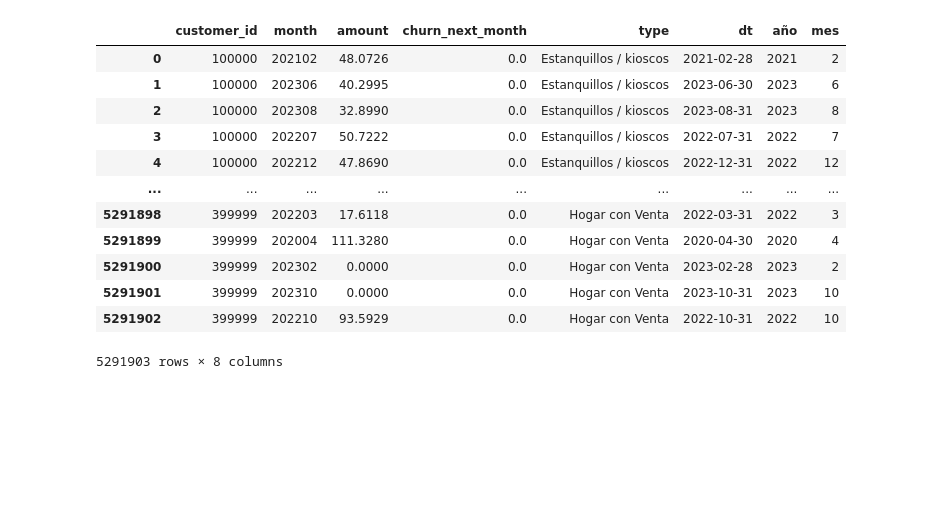
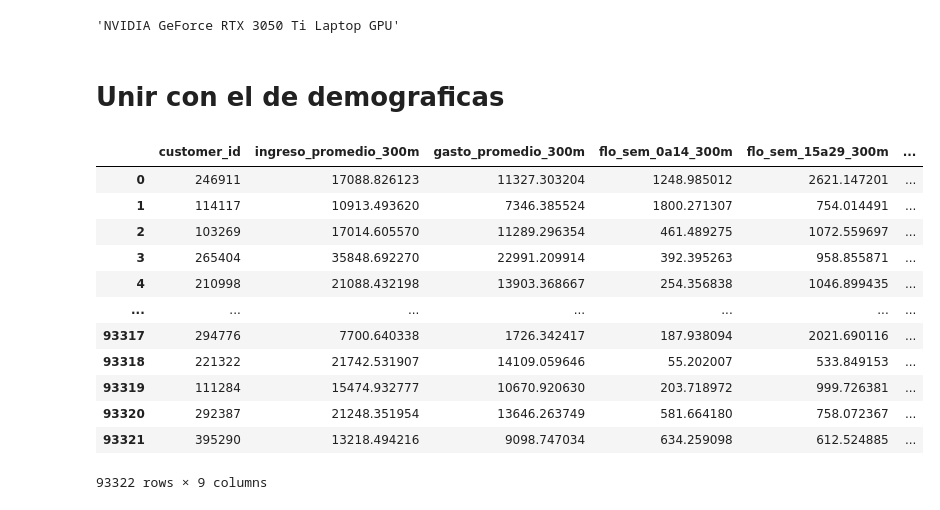
Before and after one commit to JesusRam04/DataCrew, a Jupyter notebook: XGboost_1.ipynb, the cells around one changed output. Cells and saved outputs as stored; diff of their text form; code cells hidden in the pictures; blank space fills up the shorter version.

```diff
--- a/XGboost_1.ipynb
+++ b/XGboost_1.ipynb
@@ -1,3 +6,7 @@
+# %%
+torch.cuda.get_device_name(0)
+# %% [output]
+'NVIDIA GeForce RTX 3050 Ti Laptop GPU'
 # %%
 import numpy as np
 import pandas as pd
@@ -10,17 +21,2 @@ from sklearn.ensemble import  HistGradientBoostingRegressor
 # %%
-df = pd.read_csv('df.csv')
-df
+original_df = pd.read_csv('df.csv')
-# %% [output]
-|  | customer_id | month | amount | churn_next_month | type | dt | año | mes |
-| 0 | 100000 | 202102 | 48.0726 | 0.0 | Estanquillos / kioscos | 2021-02-28 | 2021 | 2 |
-| 1 | 100000 | 202306 | 40.2995 | 0.0 | Estanquillos / kioscos | 2023-06-30 | 2023 | 6 |
-| 2 | 100000 | 202308 | 32.8990 | 0.0 | Estanquillos / kioscos | 2023-08-31 | 2023 | 8 |
-| 3 | 100000 | 202207 | 50.7222 | 0.0 | Estanquillos / kioscos | 2022-07-31 | 2022 | 7 |
-| 4 | 100000 | 202212 | 47.8690 | 0.0 | Estanquillos / kioscos | 2022-12-31 | 2022 | 12 |
-| ... | ... | ... | ... | ... | ... | ... | ... | ... |
-| 5291898 | 399999 | 202203 | 17.6118 | 0.0 | Hogar con Venta | 2022-03-31 | 2022 | 3 |
-| 5291899 | 399999 | 202004 | 111.3280 | 0.0 | Hogar con Venta | 2020-04-30 | 2020 | 4 |
-| 5291900 | 399999 | 202302 | 0.0000 | 0.0 | Hogar con Venta | 2023-02-28 | 2023 | 2 |
-| 5291901 | 399999 | 202310 | 0.0000 | 0.0 | Hogar con Venta | 2023-10-31 | 2023 | 10 |
-| 5291902 | 399999 | 202210 | 93.5929 | 0.0 | Hogar con Venta | 2022-10-31 | 2022 | 10 |
-5291903 rows × 8 columns
@@ -26,0 +25,19 @@ df
+# %% [markdown]
+# Unir con el de demograficas
+# %%
+demograficas = pd.read_csv('demograficas.csv')
+demograficas
+# %% [output]
+|  | customer_id | ingreso_promedio_300m | gasto_promedio_300m | flo_sem_0a14_300m | flo_sem_15a29_300m | ... |
+| 0 | 246911 | 17088.826123 | 11327.303204 | 1248.985012 | 2621.147201 | ... |
+| 1 | 114117 | 10913.493620 | 7346.385524 | 1800.271307 | 754.014491 | ... |
+| 2 | 103269 | 17014.605570 | 11289.296354 | 461.489275 | 1072.559697 | ... |
+| 3 | 265404 | 35848.692270 | 22991.209914 | 392.395263 | 958.855871 | ... |
+| 4 | 210998 | 21088.432198 | 13903.368667 | 254.356838 | 1046.899435 | ... |
+| ... | ... | ... | ... | ... | ... | ... |
+| 93317 | 294776 | 7700.640338 | 1726.342417 | 187.938094 | 2021.690116 | ... |
+| 93318 | 221322 | 21742.531907 | 14109.059646 | 55.202007 | 533.849153 | ... |
+| 93319 | 111284 | 15474.932777 | 10670.920630 | 203.718972 | 999.726381 | ... |
+| 93320 | 292387 | 21248.351954 | 13646.263749 | 581.664180 | 758.072367 | ... |
+| 93321 | 395290 | 13218.494216 | 9098.747034 | 634.259098 | 612.524885 | ... |
+93322 rows × 9 columns
```
Also changed, not shown: parts of 40 cells of this notebook, 1 other file.
